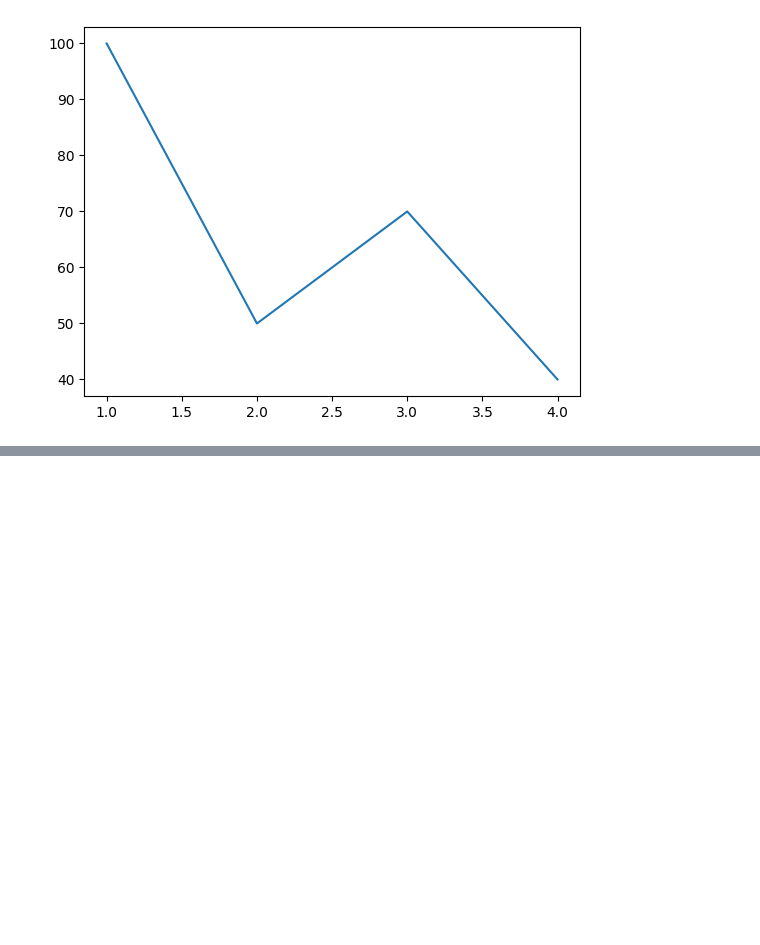
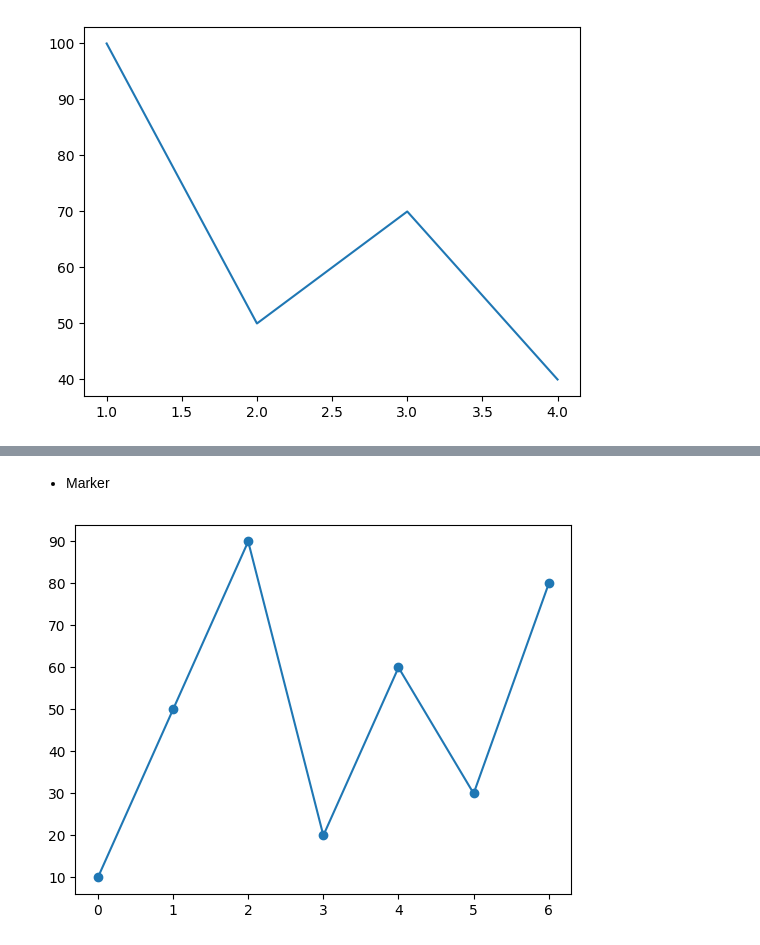
Before and after one commit to abidkk/Matplotlib-Python, a Jupyter notebook: plot2.ipynb, the cells around one changed output, grey strips where cells are left out. Cells and saved outputs as stored; diff of their text form; code cells hidden in the pictures; blank space fills up the shorter version.

Commit message:
markers

```diff
--- a/plot2.ipynb
+++ b/plot2.ipynb
@@ -12,0 +26,8 @@ plt.show()
+# %% [markdown]
+- Marker
+# %%
+s = [10,50,90,20,60,30,80]
+plt.plot(s, marker='o')
+plt.show()
+# %% [output]
+[figure, added]
```
Also changed, not shown: parts of 6 cells of this notebook.
